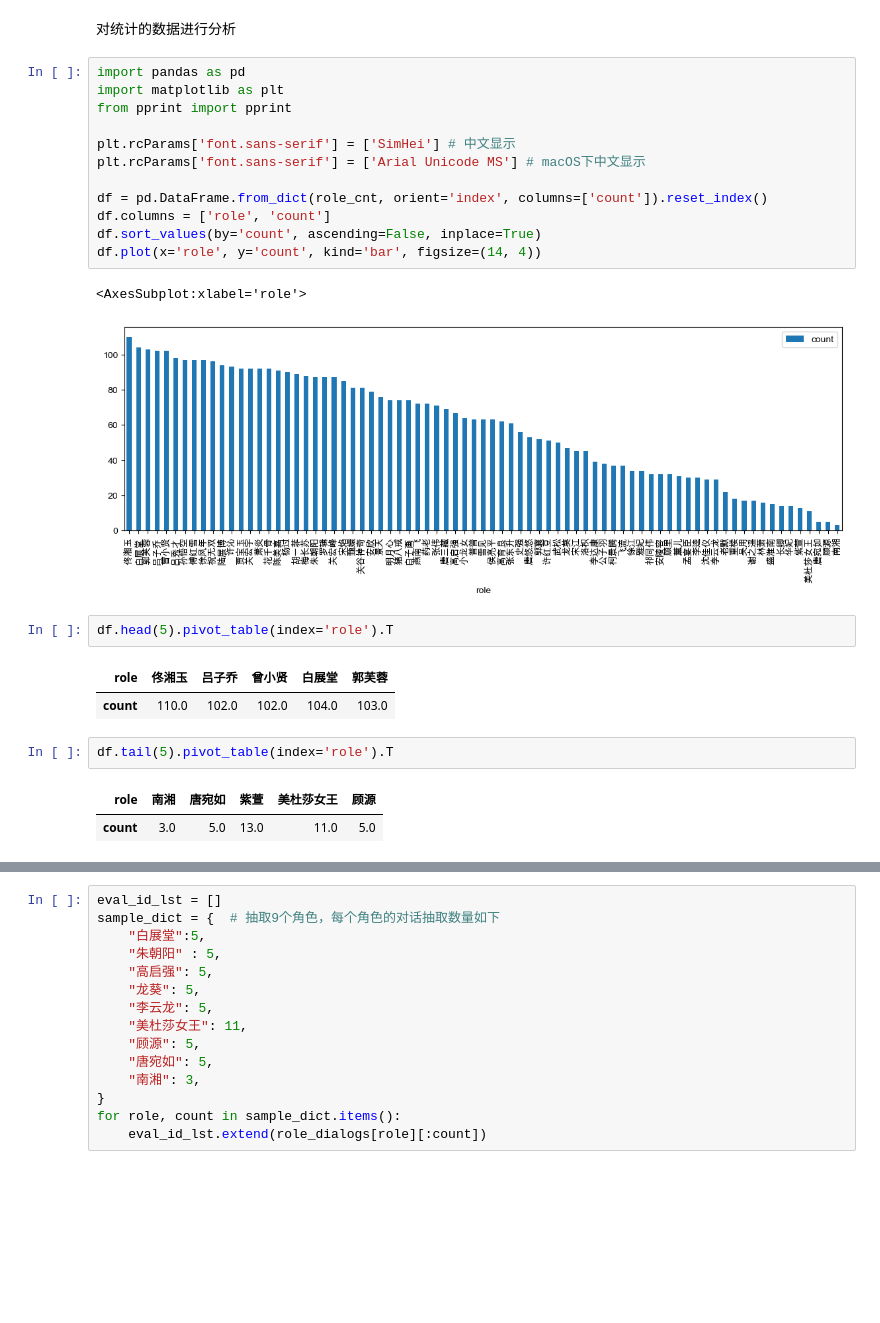
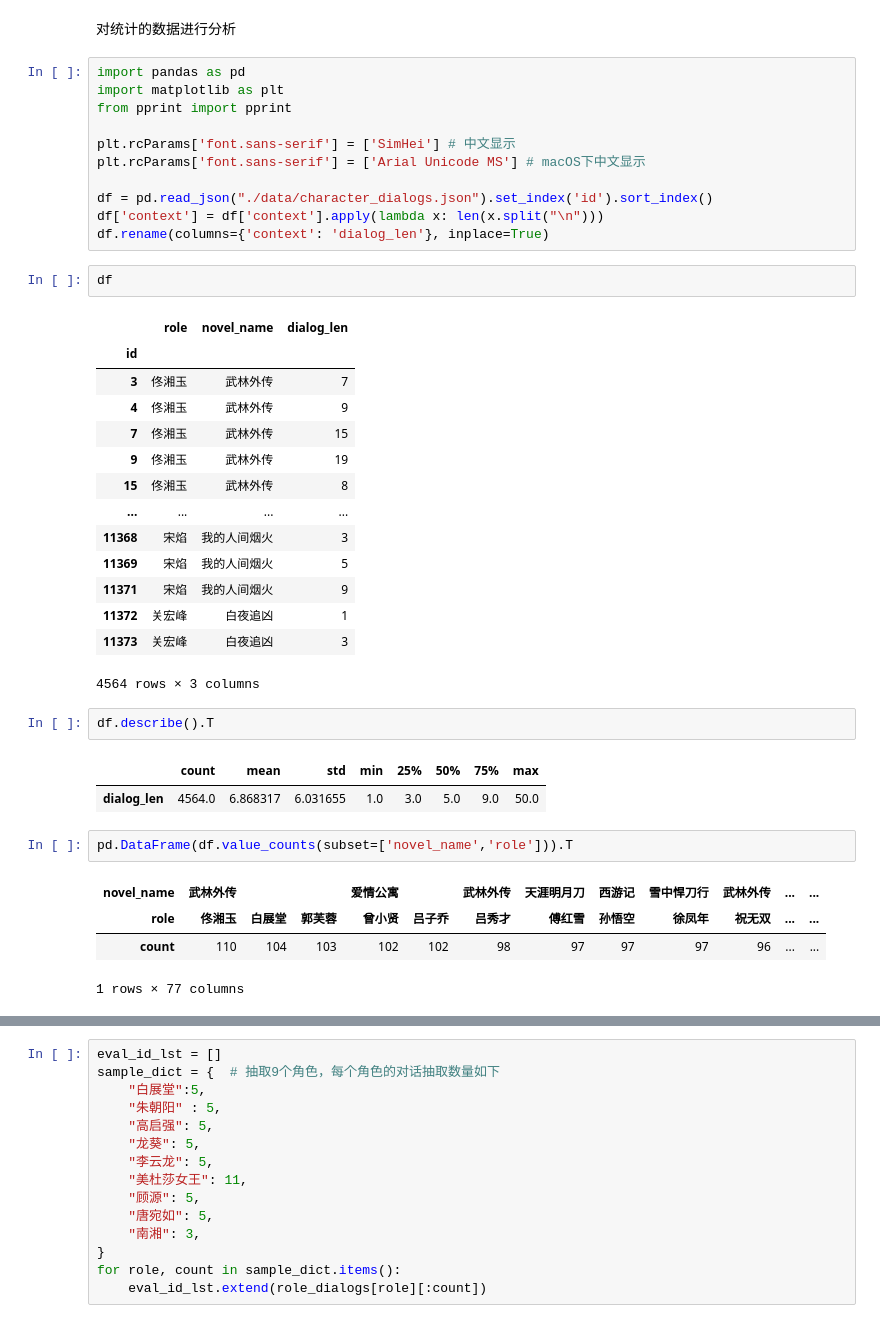
Before and after one commit to baidubce/bce-qianfan-sdk, a Jupyter notebook: cookbook/finetune/finetune_roleplay.ipynb, the cells around one changed output, grey strips where cells are left out. Drawn from its saved outputs; the diff is of its cells as text; blank space fills up the shorter version.

```diff
--- a/cookbook/finetune/finetune_roleplay.ipynb
+++ b/cookbook/finetune/finetune_roleplay.ipynb
@@ -75,20 +75,35 @@ from pprint import pprint
 plt.rcParams['font.sans-serif'] = ['SimHei'] # 中文显示
 plt.rcParams['font.sans-serif'] = ['Arial Unicode MS'] # macOS下中文显示
 
-df = pd.DataFrame.from_dict(role_cnt, orient='index', columns=['count']).reset_index()
-df.columns = ['role', 'count']
-df.sort_values(by='count', ascending=False, inplace=True)
-df.plot(x='role', y='count', kind='bar', figsize=(14, 4))
+df = pd.read_json("./data/character_dialogs.json").set_index('id').sort_index()
+df['context'] = df['context'].apply(lambda x: len(x.split("\n")))
+df.rename(columns={'context': 'dialog_len'}, inplace=True)
-# %% [output]
-<AxesSubplot:xlabel='role'>
-[figure, removed]
-# %%
-df.head(5).pivot_table(index='role').T
-# %% [output]
-| role | 佟湘玉 | 吕子乔 | 曾小贤 | 白展堂 | 郭芙蓉 |
-| count | 110.0 | 102.0 | 102.0 | 104.0 | 103.0 |
-# %%
-df.tail(5).pivot_table(index='role').T
-# %% [output]
-| role | 南湘 | 唐宛如 | 紫萱 | 美杜莎女王 | 顾源 |
-| count | 3.0 | 5.0 | 13.0 | 11.0 | 5.0 |
+# %%
+df
+# %% [output]
+|  | role | novel_name | dialog_len |
+| id |  |  |  |
+| 3 | 佟湘玉 | 武林外传 | 7 |
+| 4 | 佟湘玉 | 武林外传 | 9 |
+| 7 | 佟湘玉 | 武林外传 | 15 |
+| 9 | 佟湘玉 | 武林外传 | 19 |
+| 15 | 佟湘玉 | 武林外传 | 8 |
+| ... | ... | ... | ... |
+| 11368 | 宋焰 | 我的人间烟火 | 3 |
+| 11369 | 宋焰 | 我的人间烟火 | 5 |
+| 11371 | 宋焰 | 我的人间烟火 | 9 |
+| 11372 | 关宏峰 | 白夜追凶 | 1 |
+| 11373 | 关宏峰 | 白夜追凶 | 3 |
+4564 rows × 3 columns
+# %%
+df.describe().T
+# %% [output]
+|  | count | mean | std | min | 25% | 50% | 75% | max |
+| dialog_len | 4564.0 | 6.868317 | 6.031655 | 1.0 | 3.0 | 5.0 | 9.0 | 50.0 |
+# %%
+pd.DataFrame(df.value_counts(subset=['novel_name','role'])).T
+# %% [output]
+| novel_name | 武林外传 |  |  | 爱情公寓 |  | 武林外传 | 天涯明月刀 | 西游记 | 雪中悍刀行 | 武林外传 | ... | ... |
+| role | 佟湘玉 | 白展堂 | 郭芙蓉 | 曾小贤 | 吕子乔 | 吕秀才 | 傅红雪 | 孙悟空 | 徐凤年 | 祝无双 | ... | ... |
+| count | 110 | 104 | 103 | 102 | 102 | 98 | 97 | 97 | 97 | 96 | ... | ... |
+1 rows × 77 columns
```
Also changed, not shown: parts of 7 cells of this notebook, 1 other file.
